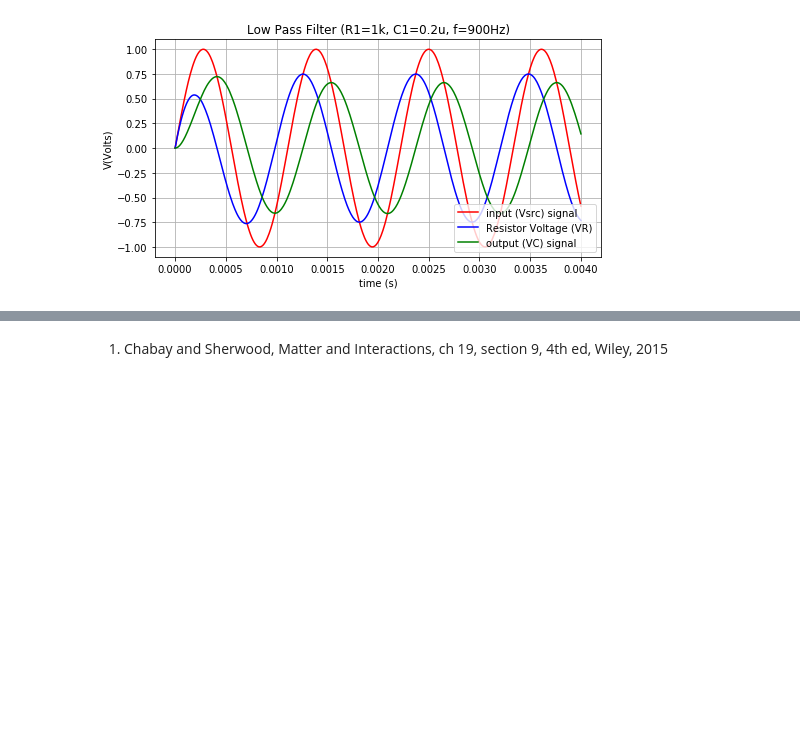
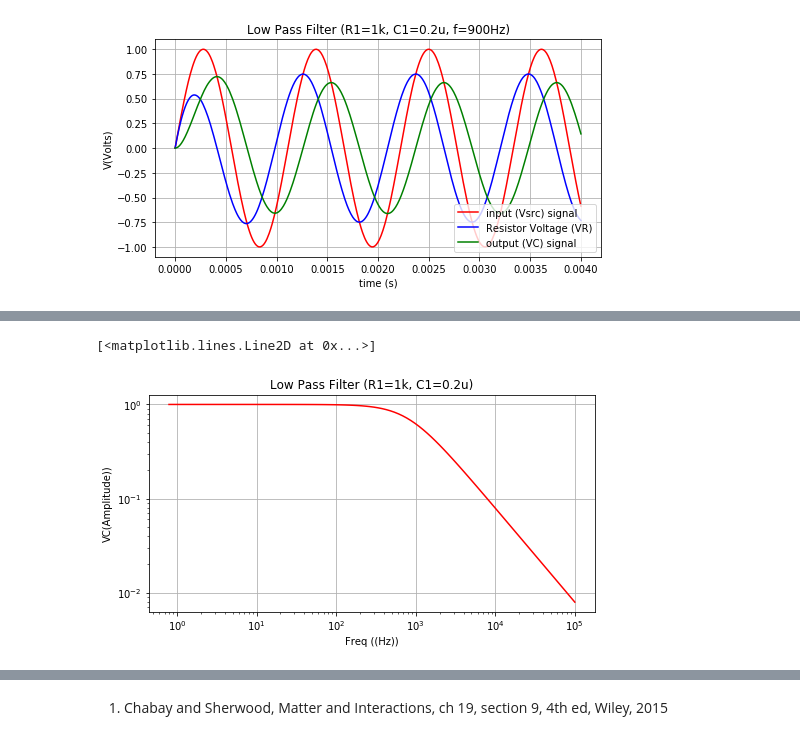
Before and after one commit to sspickle/instrumentation-projects, a Jupyter notebook: proj3/Project 3.ipynb, the cells around one changed output, grey strips where cells are left out. Saved outputs shown, nothing was run; the diff lists cells and outputs as text; code cells hidden in the pictures; blank space fills up the shorter version.

Commit message:
add filter experiment

```diff
--- a/proj3/Project 3.ipynb
+++ b/proj3/Project 3.ipynb
@@ -246,0 +270,19 @@ $$X_C = \frac{-i}{\omega C}$$
+# %%
+freq = 10**(np.linspace(-.1,5,100))
+omega = freq*2*np.pi
+C=0.2e-6
+R=1e3
+Xc=1/(omega*C)
+z=np.sqrt(R**2 + Xc**2)
+Io=1.0/z
+Vc=Io*Xc
+
+pl.figure(figsize=(8,4))
+pl.title("Low Pass Filter (R1=1k, C1=0.2u)")
+pl.ylabel("VC(Amplitude))")
+pl.xlabel("Freq ((Hz))")
+pl.grid()
+pl.loglog(freq, Vc,'r-')
+# %% [output]
+[<matplotlib.lines.Line2D at 0x...>]
+[figure, added]
```
Also changed, not shown: parts of 6 cells of this notebook, 7 other files.
